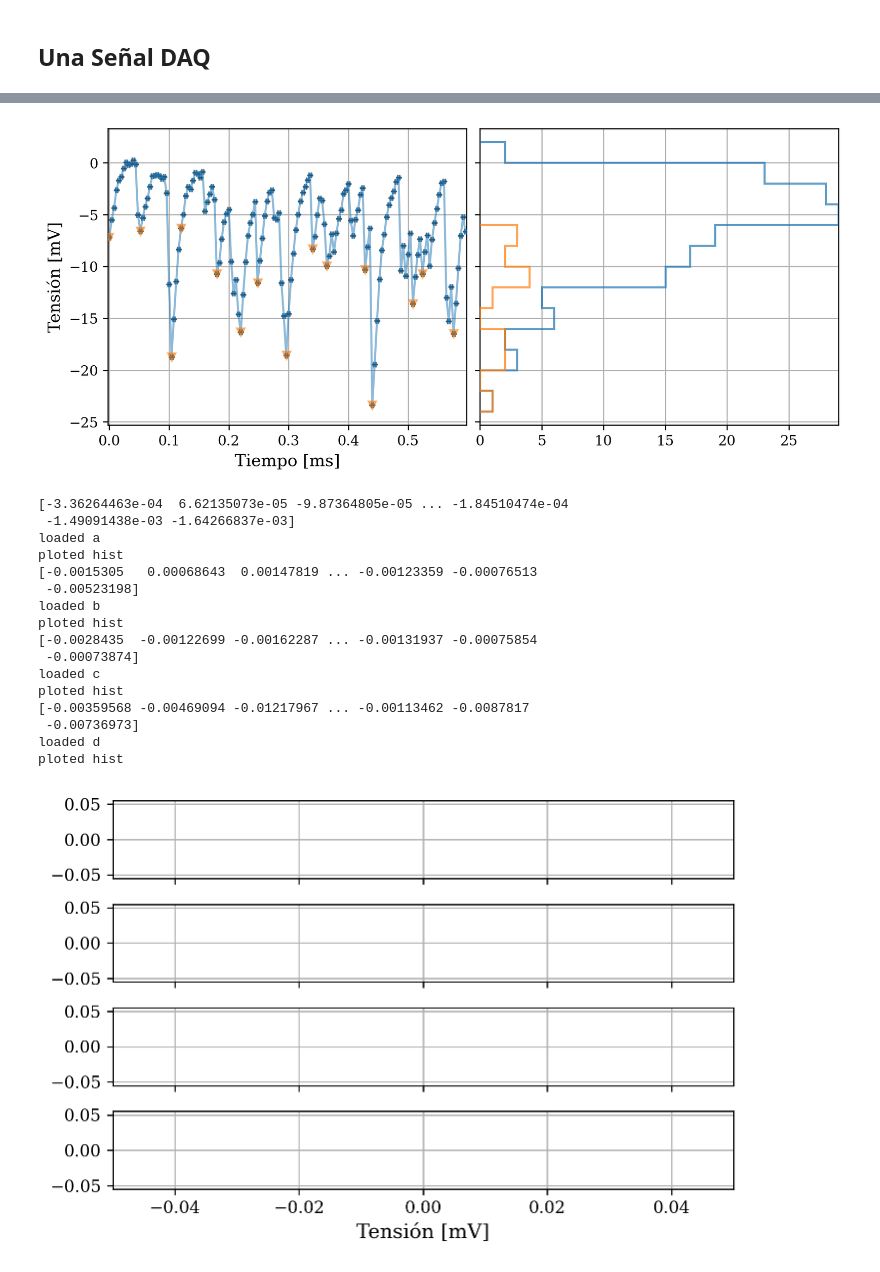
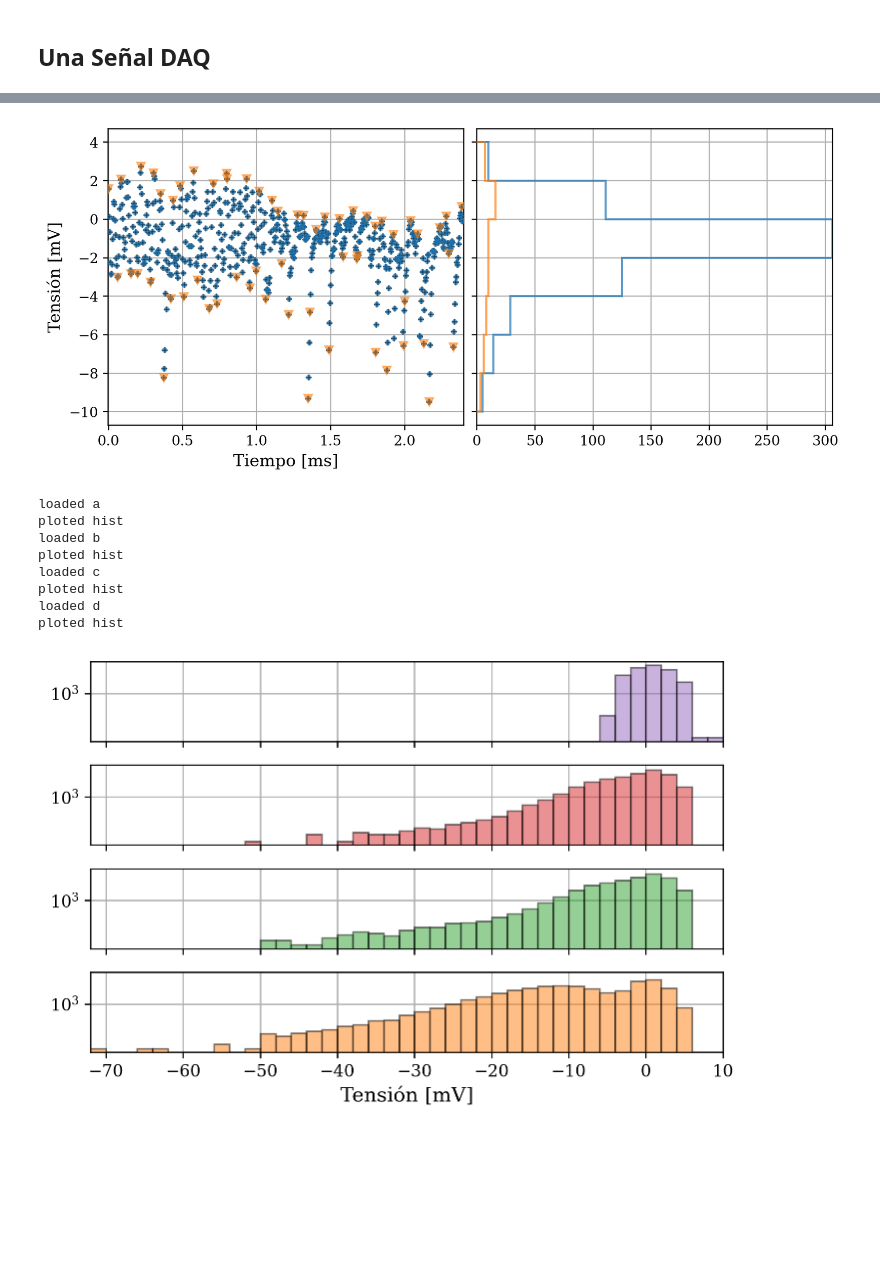
Before and after one commit to agustinbrusco/Laboratorio5, a Jupyter notebook: Datos y código - Práctica 3/peak_stats.ipynb, the cells around one changed output, grey strips where cells are left out. Saved outputs shown, nothing was run; the diff lists cells and outputs as text; code cells hidden in the pictures; blank space fills up the shorter version.

```diff
--- a/Datos y código - Práctica 3/peak_stats.ipynb
+++ b/Datos y código - Práctica 3/peak_stats.ipynb
@@ -83,9 +83,15 @@ def get_peaks(tiempo, channel, window_size):
     t = np.reshape(tiempo, (-1, window_size))
     ch = np.reshape(channel, (-1, window_size))
     min_ids = ch.argmin(axis=1, keepdims=True)
-    t = np.take_along_axis(t, min_ids, axis=1).flatten()
-    ch = np.take_along_axis(ch, min_ids, axis=1).flatten()
-    return t, ch
+    t_min = np.take_along_axis(t, min_ids, axis=1).flatten()
+    ch_min = np.take_along_axis(ch, min_ids, axis=1).flatten()
+    max_ids = ch.argmax(axis=1, keepdims=True)
+    t_max = np.take_along_axis(t, max_ids, axis=1).flatten()
+    ch_max = np.take_along_axis(ch, max_ids, axis=1).flatten()
+    time = np.concatenate([t_min, t_max])
+    chan = np.concatenate([ch_min, ch_max])
+    # order = np.argsort(time)
+    return time, chan
 
 
 def plot_custom_peaks(tiempo: np.ndarray,
@@ -120,7 +126,7 @@ def plot_custom_peaks(tiempo: np.ndarray,
 ## Una Señal DAQ
 # %%
 # Leer una tanda guardada:
-config = "d"  # Estado del instrumental al medir
+config = "c"  # Estado del instrumental al medir
 tension = 1050  # Tensión en la fuente del fotomultiplicador
 angulo = 230  # Ángulo relativo entre polarizadores a la salida del láser
 freq = 250e3  # Hz
@@ -139,60 +145,58 @@ plt.show()
 # %%
-w_size = 10  # Window size in data points
-n_datos = 150
+dt = 80  # μs
+freq = 250e3  # Hz
+w_size = int(dt*freq*1e-6)  # Window size in data points
+n_datos = 600
 med_index = 4
 plot_args = tiempo, channel, min_val, max_val, med_index, n_datos
 fig, axs = plot_measurements(*plot_args)
 plot_custom_peaks(*plot_args, fig, window_size=w_size)
 plt.show()
 # %% [output]
-[figure, old version]
+[figure, new version]
 # %%
 modo = "sample"  # Modo del osciloscopio: "fpeaks" para find peaks y "sample" para sampleo
 angulo = 230  # °
 tension = 1050  # V
-frec_muestreo = 250e3  # Hz
+freq = 250e3  # Hz
 max_val = 50e-3  # V
 min_val = -150e-3  # V
 
 fig, axs = plt.subplots(4, 1, sharex=True, sharey=True, tight_layout=True)
 fig.subplots_adjust(hspace=0)
 color_id = 4
 height_dict = dict()
 tension_dict = dict()
 for config, ax in zip(["a", "b", "c", "d"], axs):
 
     tiempo, volt_vals = np.load(f"DAQ_10s_{max_val*1e3:.0f}_{min_val*1e3:.0f}/"
                                 + f"{modo}_f{freq*1e-3:.0f}k_a{angulo}_t{tension}_{config}.npy")  # s, V
     print(f"loaded {config}")
-    bin_range = np.arange(min_val, max_val, 2)  # V
-    bins = bin_range[(volt_vals.max() + 2 >= bin_range) & (volt_vals.min() - 2 <= bin_range)]  # V
-
-    ax.hist(x=volt_vals*1e3, bins=bins*1e3,
-            color=f"C{color_id}", zorder=10, edgecolor="k",
-            alpha=0.5, label=config + " Sample")
+    bin_range = np.arange(min_val*1e3, max_val*1e3, 2)  # V
+    bins = bin_range[(volt_vals.max()*1e3 + 2 >= bin_range) & (volt_vals.min()*1e3 - 2 <= bin_range)]  # V
+    dt = 100  # μs
+    t, v = get_peaks(tiempo, volt_vals, int(dt*freq*1e-6))
+    # v_maximos = v[v.size//2]
+    obs, *_ = ax.hist(x=v*1e3, bins=bins,
+                      color=f"C{color_id}", zorder=10, edgecolor="k",
+                      alpha=0.5, label=config + " Sample")
+    height_dict[config] = obs
+    tension_dict[config] = bins[:-1] - 1
     print("ploted hist")
     color_id -= 1
 
-    # ax.set_yscale("log")
+    ax.set_yscale("log")
 ax.set_xlabel("Tensión [mV]")
 
 
 plt.show()
 # %% [output]
-[-3.36264463e-04  6.62135073e-05 -9.87364805e-05 ... -1.84510474e-04
- -1.49091438e-03 -1.64266837e-03]
 loaded a
 ploted hist
-[-0.0015305   0.00068643  0.00147819 ... -0.00123359 -0.00076513
- -0.00523198]
 loaded b
 ploted hist
-[-0.0028435  -0.00122699 -0.00162287 ... -0.00131937 -0.00075854
- -0.00073874]
 loaded c
 ploted hist
-[-0.00359568 -0.00469094 -0.01217967 ... -0.00113462 -0.0087817
- -0.00736973]
 loaded d
 ploted hist
-[figure, old version]
+[figure, new version]
```
Also changed, not shown: parts of 7 cells of this notebook.
